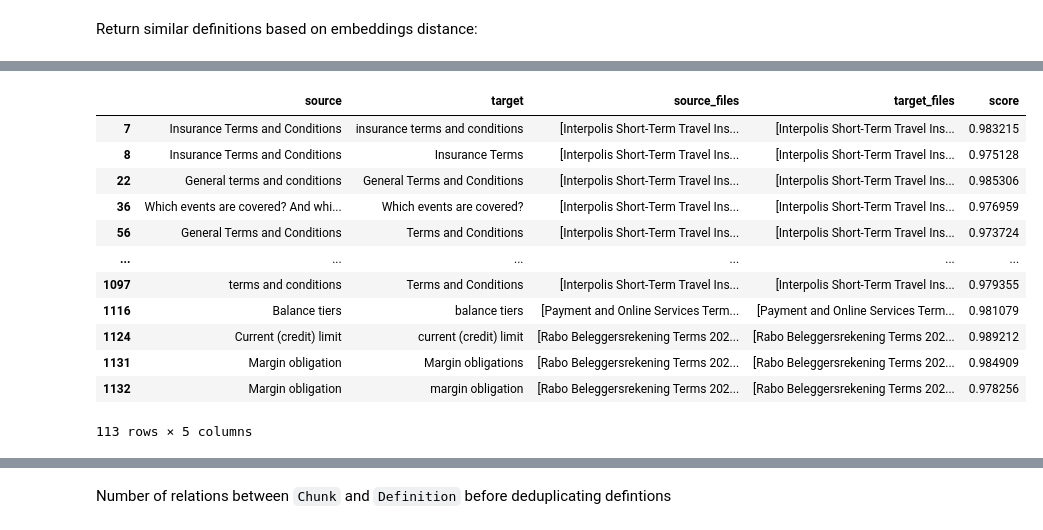
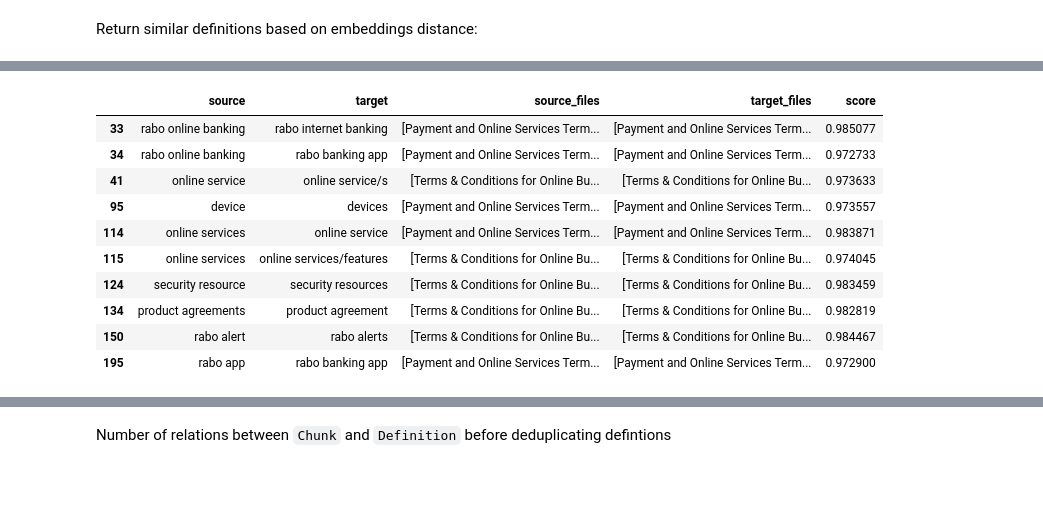
Before and after one commit to erikbijl/rabobank-workshop-genai, a Jupyter notebook: 4 - Explore Graph.ipynb, the cells around one changed output, grey strips where cells are left out. Saved outputs shown, nothing was run; the diff lists cells and outputs as text; code cells hidden in the pictures; blank space fills up the shorter version.

```diff
--- a/4 - Explore Graph.ipynb
+++ b/4 - Explore Graph.ipynb
@@ -423,19 +360,17 @@ similar_definitions_df
 # %%
-similar_definitions_df.loc[(similar_definitions_df["score"] > 0.97) & (similar_definitions_df["source_files"] == similar_definitions_df["target_files"])]
+similar_definitions_df.loc[(similar_definitions_df["score"] > 0.97) & (similar_definitions_df["source_files"] == similar_definitions_df["target_files"])].head(10)
 # %% [output]
 |  | source | target | source_files | target_files | score |
-| 7 | Insurance Terms and Conditions | insurance terms and conditions | [Interpolis Short-Term Travel Ins... | [Interpolis Short-Term Travel Ins... | 0.983215 |
-| 8 | Insurance Terms and Conditions | Insurance Terms | [Interpolis Short-Term Travel Ins... | [Interpolis Short-Term Travel Ins... | 0.975128 |
-| 22 | General terms and conditions | General Terms and Conditions | [Interpolis Short-Term Travel Ins... | [Interpolis Short-Term Travel Ins... | 0.985306 |
-| 36 | Which events are covered? And whi... | Which events are covered? | [Interpolis Short-Term Travel Ins... | [Interpolis Short-Term Travel Ins... | 0.976959 |
-| 56 | General Terms and Conditions | Terms and Conditions | [Interpolis Short-Term Travel Ins... | [Interpolis Short-Term Travel Ins... | 0.973724 |
-| ... | ... | ... | ... | ... | ... |
-| 1097 | terms and conditions | Terms and Conditions | [Interpolis Short-Term Travel Ins... | [Interpolis Short-Term Travel Ins... | 0.979355 |
-| 1116 | Balance tiers | balance tiers | [Payment and Online Services Term... | [Payment and Online Services Term... | 0.981079 |
-| 1124 | Current (credit) limit | current (credit) limit | [Rabo Beleggersrekening Terms 202... | [Rabo Beleggersrekening Terms 202... | 0.989212 |
-| 1131 | Margin obligation | Margin obligations | [Rabo Beleggersrekening Terms 202... | [Rabo Beleggersrekening Terms 202... | 0.984909 |
-| 1132 | Margin obligation | margin obligation | [Rabo Beleggersrekening Terms 202... | [Rabo Beleggersrekening Terms 202... | 0.978256 |
+| 33 | rabo online banking | rabo internet banking | [Payment and Online Services Term... | [Payment and Online Services Term... | 0.985077 |
+| 34 | rabo online banking | rabo banking app | [Payment and Online Services Term... | [Payment and Online Services Term... | 0.972733 |
+| 41 | online service | online service/s | [Terms & Conditions for Online Bu... | [Terms & Conditions for Online Bu... | 0.973633 |
+| 95 | device | devices | [Payment and Online Services Term... | [Payment and Online Services Term... | 0.973557 |
+| 114 | online services | online service | [Payment and Online Services Term... | [Payment and Online Services Term... | 0.983871 |
+| 115 | online services | online services/features | [Terms & Conditions for Online Bu... | [Terms & Conditions for Online Bu... | 0.974045 |
+| 124 | security resource | security resources | [Terms & Conditions for Online Bu... | [Terms & Conditions for Online Bu... | 0.983459 |
+| 134 | product agreements | product agreement | [Terms & Conditions for Online Bu... | [Terms & Conditions for Online Bu... | 0.982819 |
+| 150 | rabo alert | rabo alerts | [Terms & Conditions for Online Bu... | [Terms & Conditions for Online Bu... | 0.984467 |
+| 195 | rabo app | rabo banking app | [Payment and Online Services Term... | [Payment and Online Services Term... | 0.972900 |
-113 rows × 5 columns
 # %%
 similar_terms = similar_definitions_df.loc[(similar_definitions_df["score"] > 0.97) & (similar_definitions_df["source_files"] == similar_definitions_df["target_files"])]
 len(similar_terms)
```
Also changed, not shown: parts of 39 cells of this notebook.
